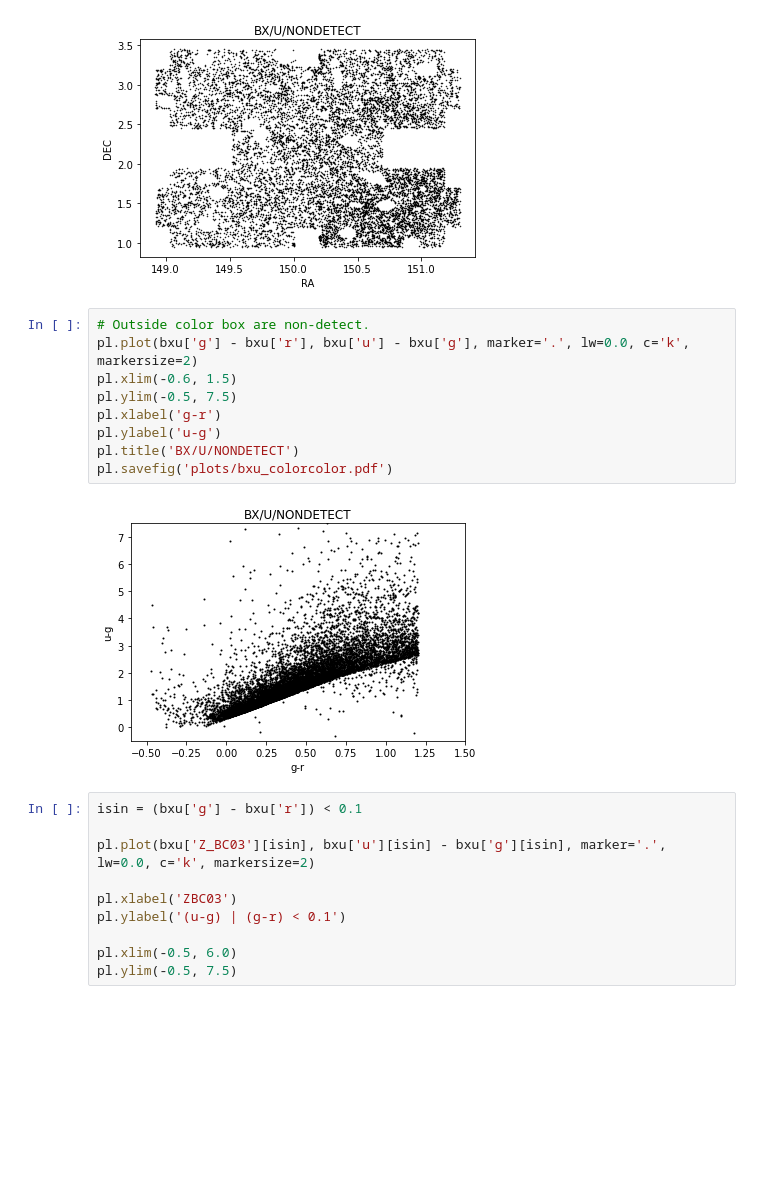
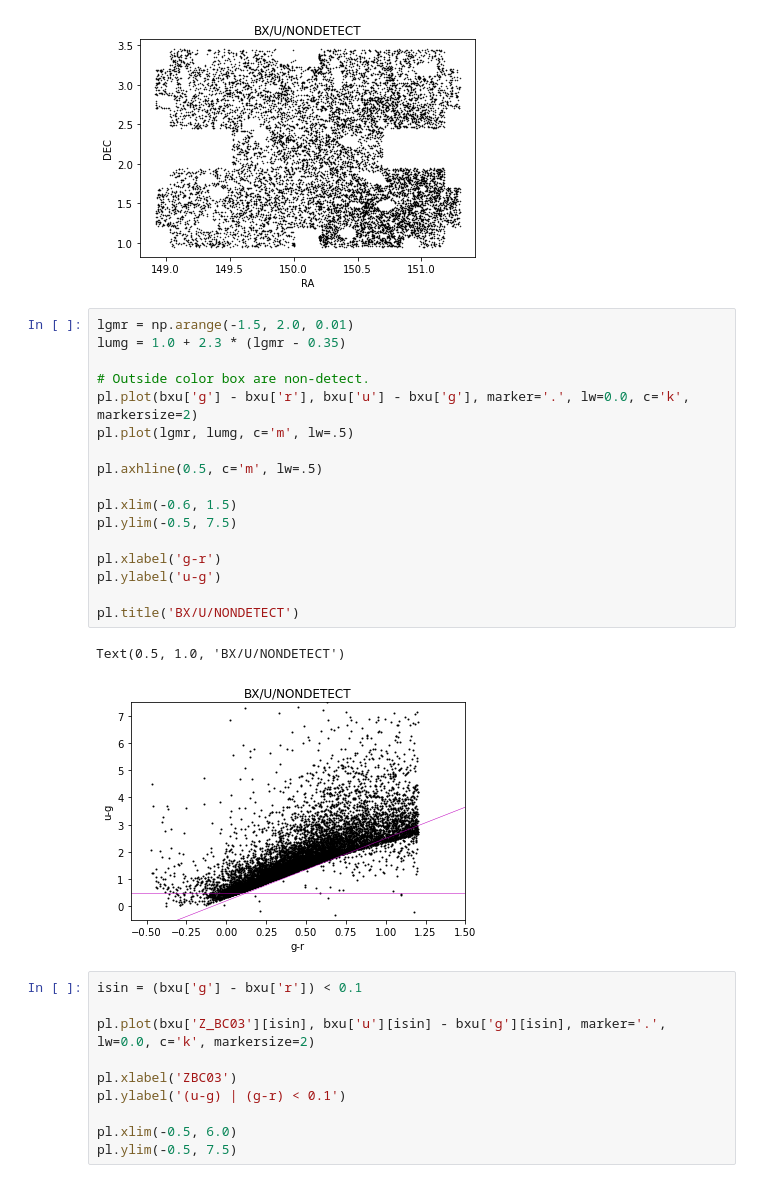
Before and after one commit to michaelJwilson/DESILBG, a Jupyter notebook: gold/vet.ipynb, the cells around one changed output. Saved outputs shown, nothing was run; the diff lists cells and outputs as text; blank space fills up the shorter version.

```diff
--- a/gold/vet.ipynb
+++ b/gold/vet.ipynb
@@ -177,16 +186,25 @@ pl.savefig('plots/bxu_footprint.pdf')
 # %% [output]
 [figure]
 # %%
+lgmr = np.arange(-1.5, 2.0, 0.01)
+lumg = 1.0 + 2.3 * (lgmr - 0.35)
+
 # Outside color box are non-detect.
 pl.plot(bxu['g'] - bxu['r'], bxu['u'] - bxu['g'], marker='.', lw=0.0, c='k', markersize=2)
+pl.plot(lgmr, lumg, c='m', lw=.5)
+
+pl.axhline(0.5, c='m', lw=.5)
+
 pl.xlim(-0.6, 1.5)
 pl.ylim(-0.5, 7.5)
+
 pl.xlabel('g-r')
 pl.ylabel('u-g')
+
 pl.title('BX/U/NONDETECT')
-pl.savefig('plots/bxu_colorcolor.pdf')
 # %% [output]
+Text(0.5, 1.0, 'BX/U/NONDETECT')
-[figure, old version]
+[figure, new version]
 # %%
 isin = (bxu['g'] - bxu['r']) < 0.1
 
```
Also changed, not shown: parts of 2 cells of this notebook, 2 other files.
